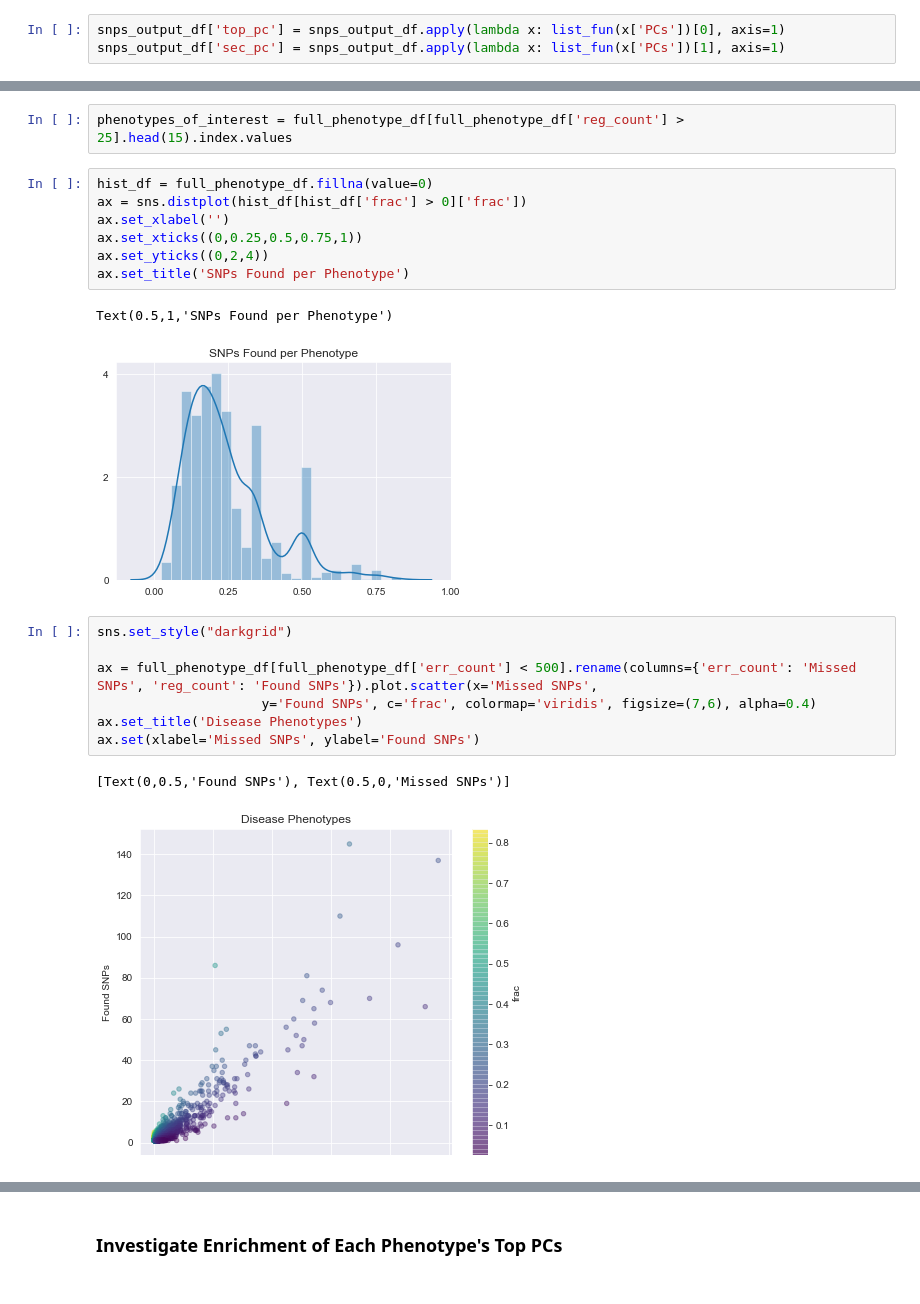
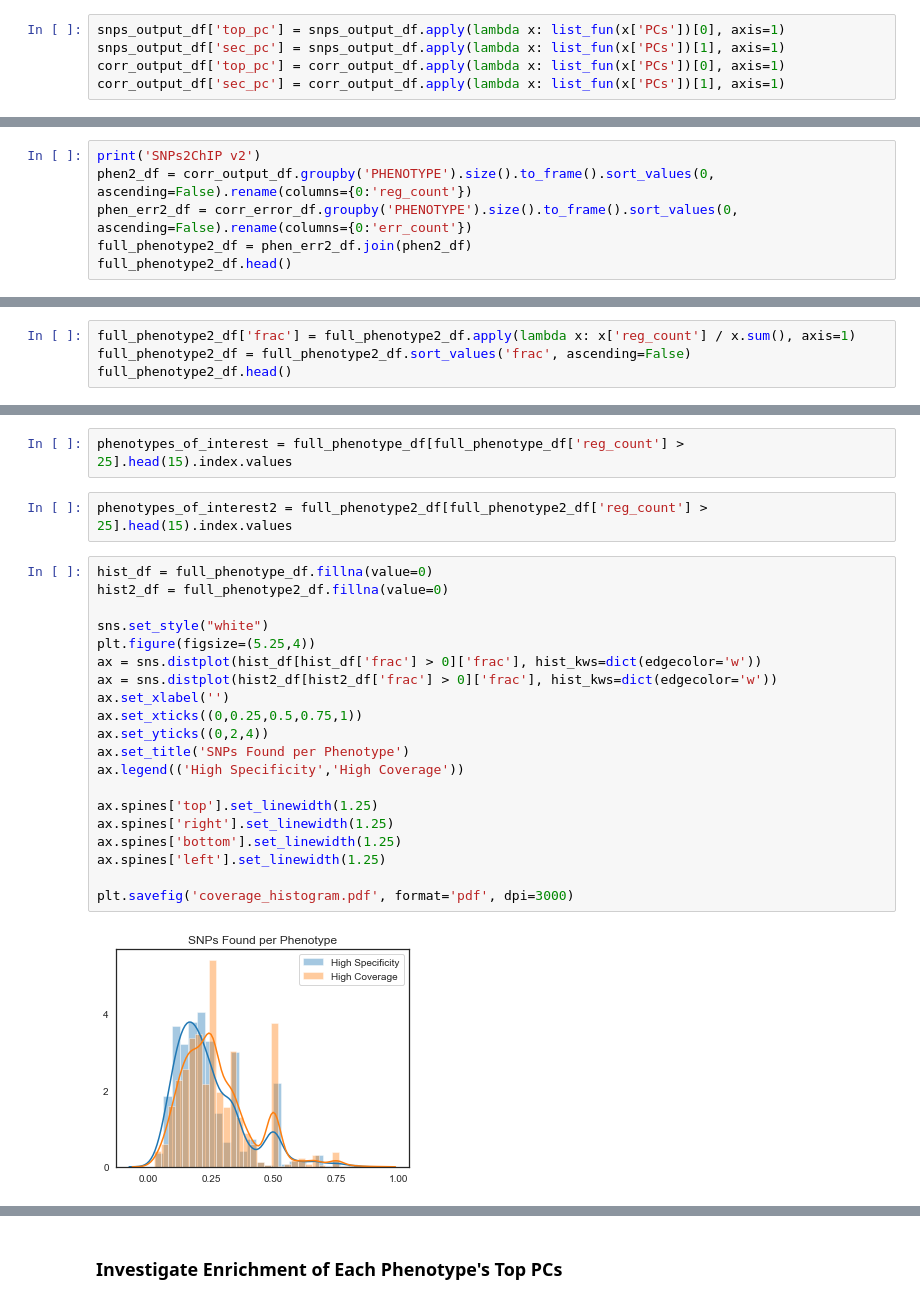
Before and after one commit to lkalesinskas/SNPs2ChIP, a Jupyter notebook: gwas/analyze_snp_results.ipynb, the cells around one changed output, grey strips where cells are left out. Drawn from its saved outputs; the diff is of its cells as text.

Commit message:
added figure plots and fixed output of high coverage

```diff
--- a/gwas/analyze_snp_results.ipynb
+++ b/gwas/analyze_snp_results.ipynb
@@ -53,3 +55,5 @@ def list_fun(s):
 # %%
 snps_output_df['top_pc'] = snps_output_df.apply(lambda x: list_fun(x['PCs'])[0], axis=1)
 snps_output_df['sec_pc'] = snps_output_df.apply(lambda x: list_fun(x['PCs'])[1], axis=1)
+corr_output_df['top_pc'] = corr_output_df.apply(lambda x: list_fun(x['PCs'])[0], axis=1)
+corr_output_df['sec_pc'] = corr_output_df.apply(lambda x: list_fun(x['PCs'])[1], axis=1)
@@ -82,3 +94,9 @@ full_phenotype_df.head()
 | Post bronchodilator FEV1/FVC ratio | 878 | 173.0 |
 | Post bronchodilator FEV1 | 729 | 151.0 |
 | Schizophrenia | 611 | 119.0 |
+# %%
+print('SNPs2ChIP v2')
+phen2_df = corr_output_df.groupby('PHENOTYPE').size().to_frame().sort_values(0, ascending=False).rename(columns={0:'reg_count'})
+phen_err2_df = corr_error_df.groupby('PHENOTYPE').size().to_frame().sort_values(0, ascending=False).rename(columns={0:'err_count'})
+full_phenotype2_df = phen_err2_df.join(phen2_df)
+full_phenotype2_df.head()
@@ -98,3 +125,7 @@ full_phenotype_df.head()
 | Myositis | 1 | 4.0 | 0.800000 |
 | IgG bisecting N-acetyl glucosamin... | 1 | 3.0 | 0.750000 |
 | IgG disialylation phenotypes (mul... | 1 | 3.0 | 0.750000 |
+# %%
+full_phenotype2_df['frac'] = full_phenotype2_df.apply(lambda x: x['reg_count'] / x.sum(), axis=1)
+full_phenotype2_df = full_phenotype2_df.sort_values('frac', ascending=False)
+full_phenotype2_df.head()
@@ -101,22 +140,26 @@ full_phenotype_df.head()
 # %%
 phenotypes_of_interest = full_phenotype_df[full_phenotype_df['reg_count'] > 25].head(15).index.values
+# %%
+phenotypes_of_interest2 = full_phenotype2_df[full_phenotype2_df['reg_count'] > 25].head(15).index.values
 # %%
 hist_df = full_phenotype_df.fillna(value=0)
-ax = sns.distplot(hist_df[hist_df['frac'] > 0]['frac'])
+hist2_df = full_phenotype2_df.fillna(value=0)
+
+sns.set_style("white")
+plt.figure(figsize=(5.25,4))
+ax = sns.distplot(hist_df[hist_df['frac'] > 0]['frac'], hist_kws=dict(edgecolor='w'))
+ax = sns.distplot(hist2_df[hist2_df['frac'] > 0]['frac'], hist_kws=dict(edgecolor='w'))
 ax.set_xlabel('')
 ax.set_xticks((0,0.25,0.5,0.75,1))
 ax.set_yticks((0,2,4))
 ax.set_title('SNPs Found per Phenotype')
+ax.legend(('High Specificity','High Coverage'))
+
+ax.spines['top'].set_linewidth(1.25)
+ax.spines['right'].set_linewidth(1.25)
+ax.spines['bottom'].set_linewidth(1.25)
+ax.spines['left'].set_linewidth(1.25)
+
+plt.savefig('coverage_histogram.pdf', format='pdf', dpi=3000)
 # %% [output]
-Text(0.5,1,'SNPs Found per Phenotype')
-[figure, old version]
+[figure, new version]
-# %%
-sns.set_style("darkgrid")
-
-ax = full_phenotype_df[full_phenotype_df['err_count'] < 500].rename(columns={'err_count': 'Missed SNPs', 'reg_count': 'Found SNPs'}).plot.scatter(x='Missed SNPs',
-                     y='Found SNPs', c='frac', colormap='viridis', figsize=(7,6), alpha=0.4)
-ax.set_title('Disease Phenotypes')
-ax.set(xlabel='Missed SNPs', ylabel='Found SNPs')
-# %% [output]
-[Text(0,0.5,'Found SNPs'), Text(0.5,0,'Missed SNPs')]
-[figure, removed]
```
Also changed, not shown: parts of 12 cells of this notebook, 2 other files.
